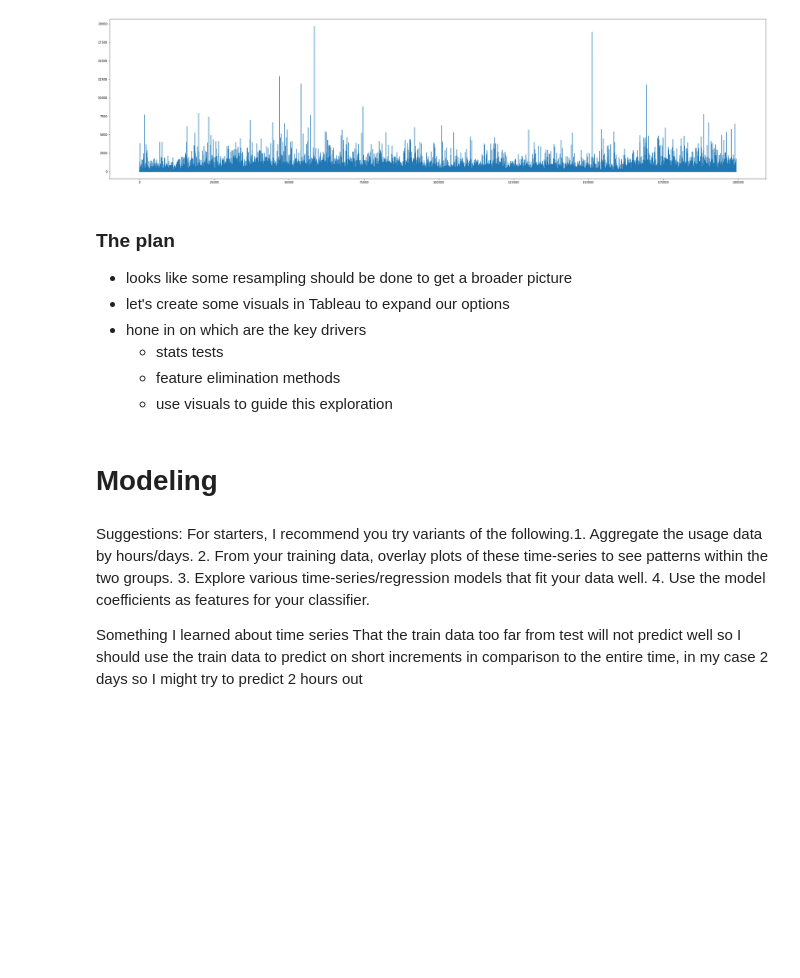
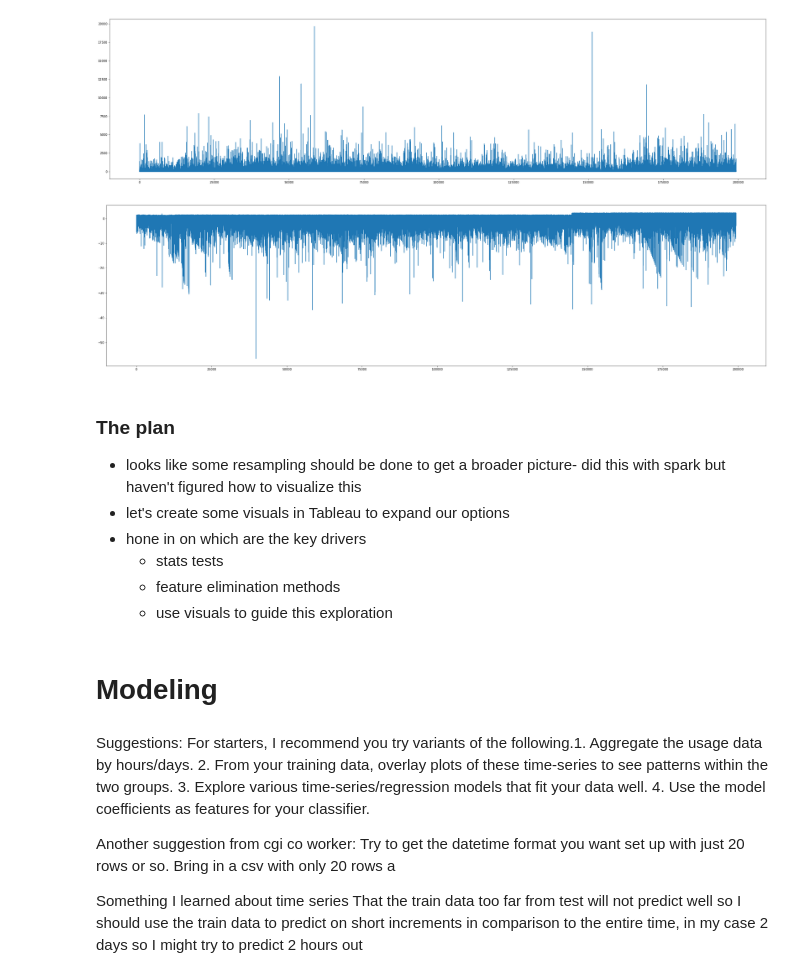
Before and after one commit to SLawsonWoods/project_anomaly_detection, a Jupyter notebook: anomaly_detection_project_setup.ipynb, the cells around one changed output. Drawn from its saved outputs; the diff is of its cells as text; code cells hidden in the pictures; blank space fills up the shorter version.

```diff
--- a/anomaly_detection_project_setup.ipynb
+++ b/anomaly_detection_project_setup.ipynb
@@ -391,9 +397,14 @@ plt.show()
 # %%
 3,600 seconds in an hour
 86,400 seconds in a day
+# %%
+train["V1"].plot(figsize = (40,10))
+plt.show()
+# %% [output]
+[figure, added]
 # %% [markdown]
 ### The plan
-- looks like some resampling should be done to get a broader picture
+- looks like some resampling should be done to get a broader picture- did this with spark but haven't figured how to visualize this
 - let's create some visuals in Tableau to expand our options
 - hone in on which are the key drivers
   - stats tests
@@ -414,5 +425,8 @@ def evaluate(target_var):
 Suggestions:
     For starters, I recommend you try variants of the following.1. Aggregate the usage data by hours/days. 2. From your training data, overlay plots of these time-series to see patterns within the two groups. 3. Explore various time-series/regression models that fit your data well. 4. Use the model coefficients as features for your classifier.
 
+Another suggestion from cgi co worker: Try to get the datetime format you want set up with just 20 rows or so. Bring in a csv with only 20 rows a
+
+
 Something I learned about time series
     That the train data too far from test will not predict well so I should use the train data to predict on short increments in comparison to the entire time, in my case 2 days so I might try to predict 2 hours out
```
Also changed, not shown: parts of 9 cells of this notebook.
